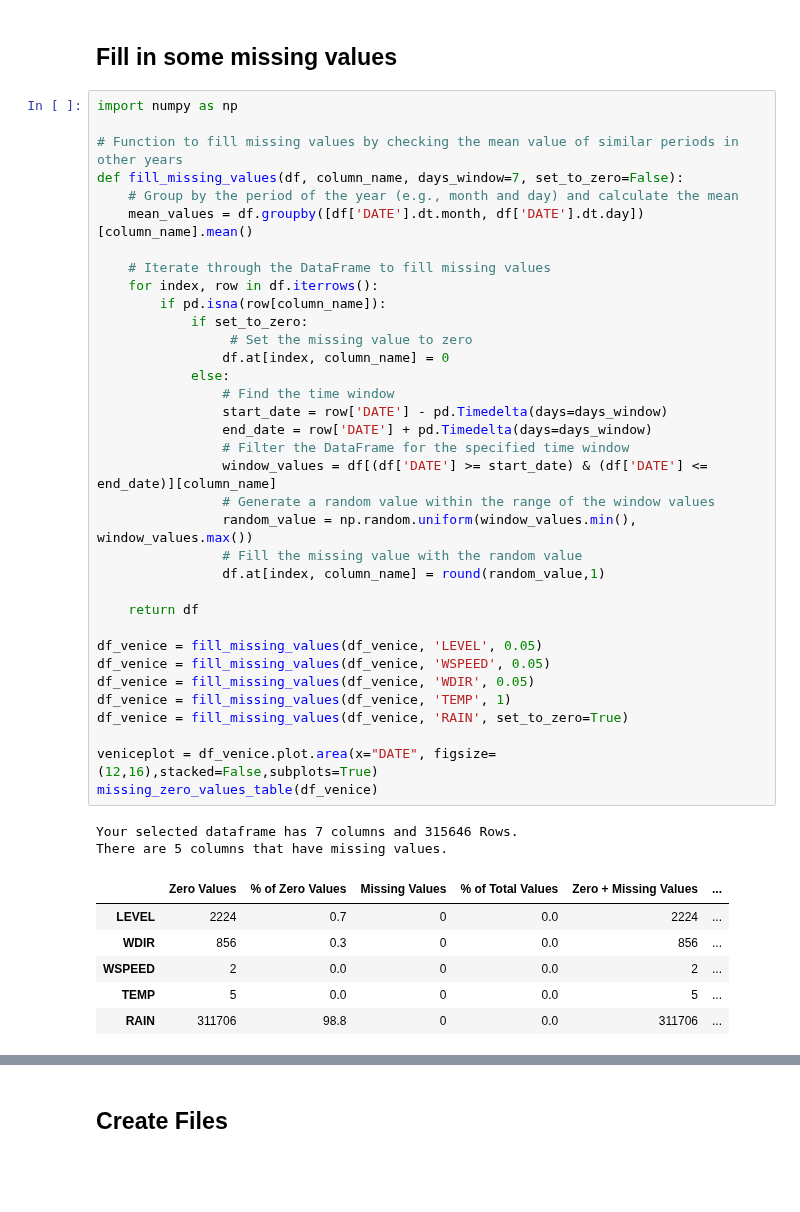
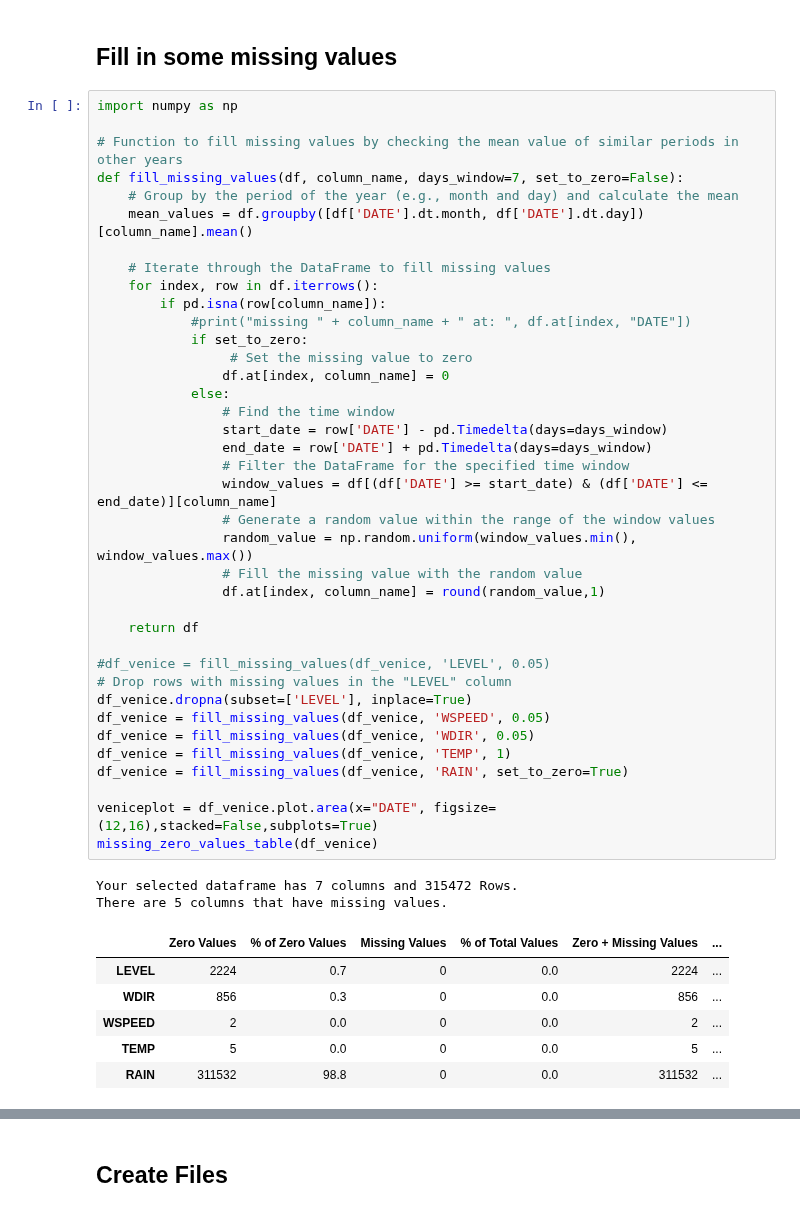
Before and after one commit to matteorinalduzzi/TTM, a Jupyter notebook: datasets/venice/create_venice_ds.ipynb, the cells around one changed output, grey strips where cells are left out. Saved outputs shown, nothing was run; the diff lists cells and outputs as text; blank space fills up the shorter version.

Commit message:
drop missing levels

```diff
--- a/datasets/venice/create_venice_ds.ipynb
+++ b/datasets/venice/create_venice_ds.ipynb
@@ -186,39 +186,42 @@ def fill_missing_values(df, column_name, days_window=7, set_to_zero=False):
     # Iterate through the DataFrame to fill missing values
     for index, row in df.iterrows():
         if pd.isna(row[column_name]):
+            #print("missing " + column_name + " at: ", df.at[index, "DATE"])
             if set_to_zero:
                  # Set the missing value to zero
                 df.at[index, column_name] = 0
             else:
                 # Find the time window
                 start_date = row['DATE'] - pd.Timedelta(days=days_window)
                 end_date = row['DATE'] + pd.Timedelta(days=days_window)
                 # Filter the DataFrame for the specified time window
                 window_values = df[(df['DATE'] >= start_date) & (df['DATE'] <= end_date)][column_name]
                 # Generate a random value within the range of the window values
                 random_value = np.random.uniform(window_values.min(), window_values.max())
                 # Fill the missing value with the random value
                 df.at[index, column_name] = round(random_value,1)
 
     return df
 
-df_venice = fill_missing_values(df_venice, 'LEVEL', 0.05)
+#df_venice = fill_missing_values(df_venice, 'LEVEL', 0.05)
+# Drop rows with missing values in the "LEVEL" column
+df_venice.dropna(subset=['LEVEL'], inplace=True)
 df_venice = fill_missing_values(df_venice, 'WSPEED', 0.05)
 df_venice = fill_missing_values(df_venice, 'WDIR', 0.05)
 df_venice = fill_missing_values(df_venice, 'TEMP', 1)
 df_venice = fill_missing_values(df_venice, 'RAIN', set_to_zero=True)
 
 veniceplot = df_venice.plot.area(x="DATE", figsize=(12,16),stacked=False,subplots=True)
 missing_zero_values_table(df_venice)
 # %% [output]
-Your selected dataframe has 7 columns and 315646 Rows.
+Your selected dataframe has 7 columns and 315472 Rows.
 There are 5 columns that have missing values.
 |  | Zero Values | % of Zero Values | Missing Values | % of Total Values | Zero + Missing Values | ... |
 | LEVEL | 2224 | 0.7 | 0 | 0.0 | 2224 | ... |
 | WDIR | 856 | 0.3 | 0 | 0.0 | 856 | ... |
 | WSPEED | 2 | 0.0 | 0 | 0.0 | 2 | ... |
 | TEMP | 5 | 0.0 | 0 | 0.0 | 5 | ... |
-| RAIN | 311706 | 98.8 | 0 | 0.0 | 311706 | ... |
+| RAIN | 311532 | 98.8 | 0 | 0.0 | 311532 | ... |
 [figure]
 # %% [markdown]
 ## Create Files
```
Also changed, not shown: 6 other files.
